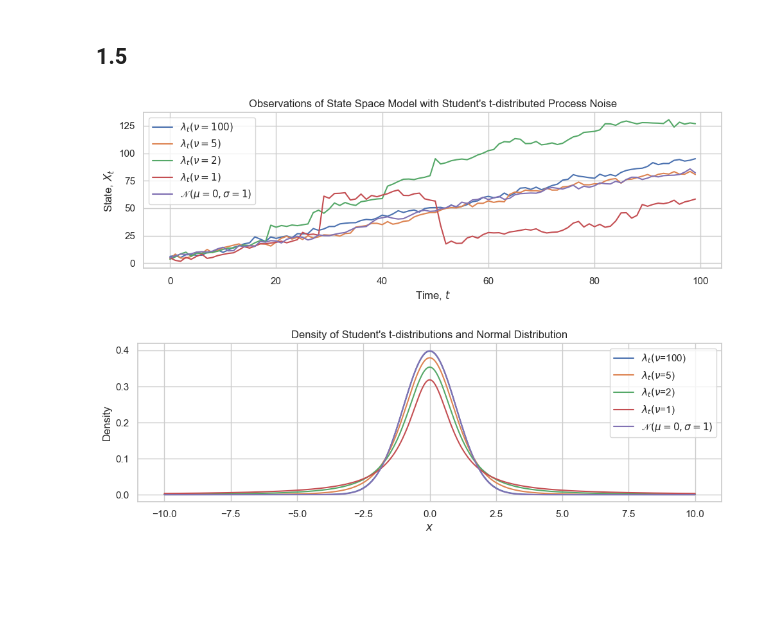
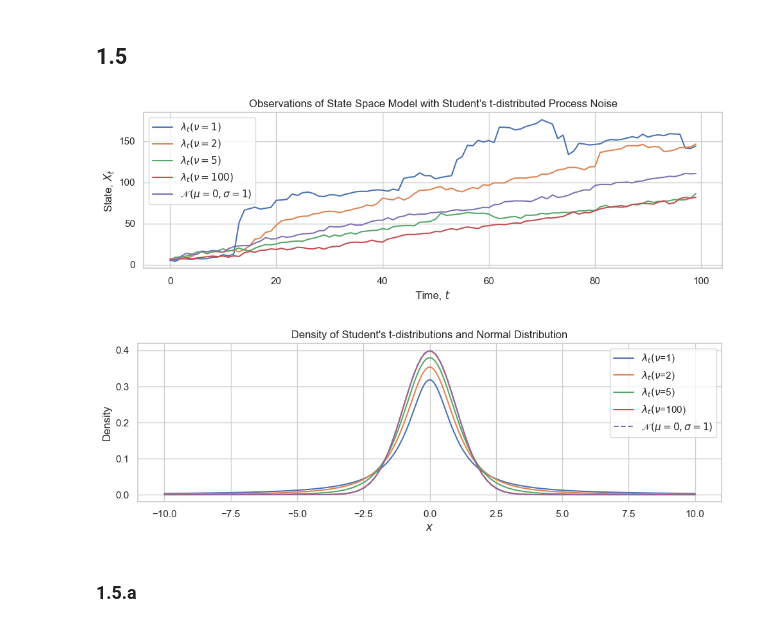
Before and after one commit to JeppeKlitgaard/DTU-02613-TimeSeries, a Jupyter notebook: Assignment4/JK_1.ipynb, the cells around one changed output. Drawn from its saved outputs; the diff is of its cells as text; code cells hidden in the pictures; blank space fills up the shorter version.

```diff
--- a/Assignment4/JK_1.ipynb
+++ b/Assignment4/JK_1.ipynb
@@ -432,35 +412,35 @@ def make_realisation_student_t(A, B, sigma_1, X_0, n, nu, rng):
 # %%
 a = 1
 b = 0.9
 sigma_1 = 1
-nus = [100, 5, 2, 1]
+nus = [100, 5, 2, 1][::-1]
 
-rng = np.random.default_rng(0)
+rng = np.random.default_rng(47)
 plt.figure(figsize=(10, 3.5))
 
 labels = [f"$λ_t(ν={nu})$" for nu in nus]
 
 realisations = [
     make_realisation_student_t(A=a, B=b, sigma_1=sigma_1, X_0=5, n=100, nu=nu, rng=rng)
     for nu in nus
 ]
 realisations.append(make_realisation(A=a, B=b, sigma_1=sigma_1, X_0=5, n=100, rng=rng))
 labels.append(f"$𝒩(μ=0, σ={sigma_1})$")
 observations = [make_observation(X_t, sigma_2=1, rng=rng) for X_t in realisations]
 
 for observations_, label in zip(observations, labels):
     plt.plot(observations_, label=label)
 
 plt.legend()
-plt.title("Observations of State Space Model with Student's t-distributed Process Noise")
+plt.title(
+    "Observations of State Space Model with Student's t-distributed Process Noise"
+)
 plt.xlabel("Time, $t$")
 plt.ylabel("State, $X_t$")
 plt.tight_layout()
-plt.savefig(
-    OUTPUT_DIR / "1_5_observations.png", dpi=DPI_EXPORT, bbox_inches="tight"
-)
+plt.savefig(OUTPUT_DIR / "1_5_observations.png", dpi=DPI_EXPORT, bbox_inches="tight")
 # %% [output]
-[figure, old version]
+[figure, new version]
 # %%
 x = np.linspace(-10, 10, 1000)
 
@@ -480,14 +460,14 @@ y = stats.norm.pdf(
     scale=1,
 )
 
-plt.plot(x, y, label="$𝒩(μ=0, σ=1)$")
+plt.plot(x, y, label="$𝒩(μ=0, σ=1)$", ls="--")
 plt.legend()
 plt.xlabel("$x$")
 plt.ylabel("Density")
 plt.title("Density of Student's t-distributions and Normal Distribution")
 plt.tight_layout()
-plt.savefig(
-    OUTPUT_DIR / "1_5_1_distributions.png", dpi=DPI_EXPORT, bbox_inches="tight"
-)
+plt.savefig(OUTPUT_DIR / "1_5_1_distributions.png", dpi=DPI_EXPORT, bbox_inches="tight")
 # %% [output]
-[figure, old version]
+[figure, new version]
+# %% [markdown]
+### 1.5.a
```
Also changed, not shown: parts of 13 cells of this notebook, 17 other files.
